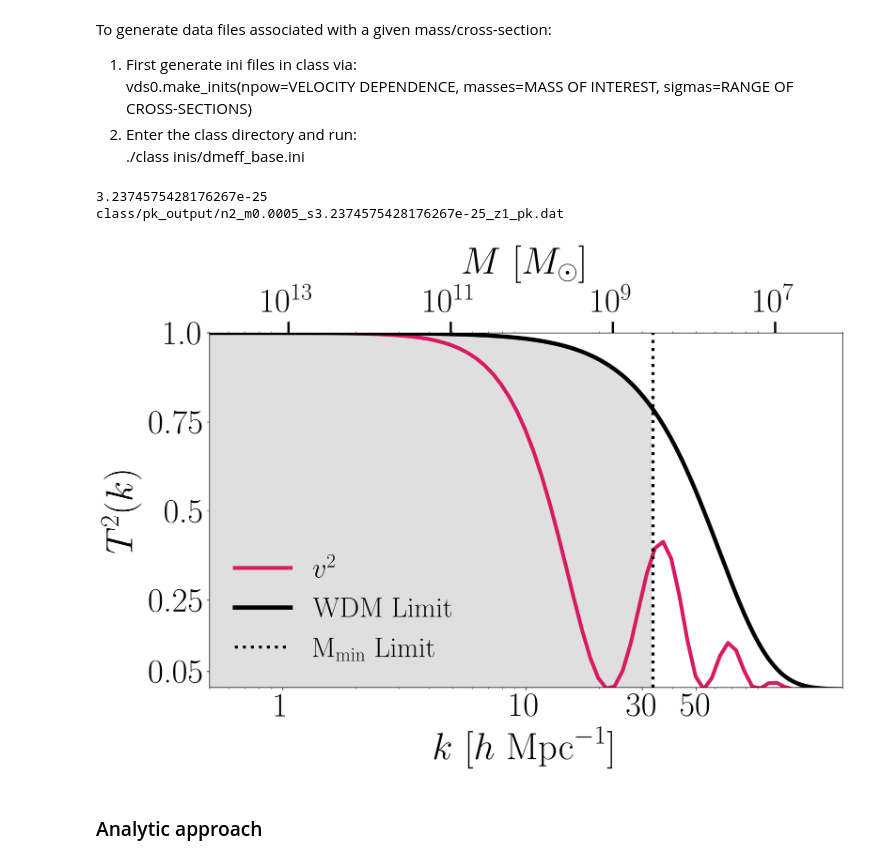
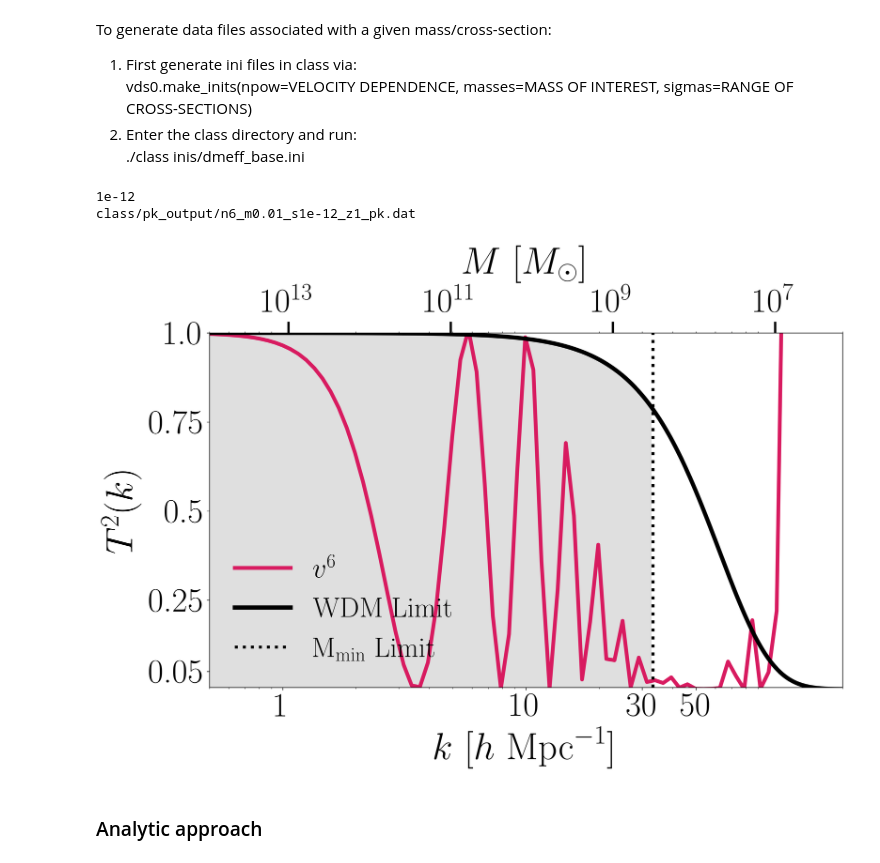
Before and after one commit to maamari/velocitydependentlimits, a Jupyter notebook: velocityDependentLimits.ipynb, the cells around one changed output. Drawn from its saved outputs; the diff is of its cells as text; code cells hidden in the pictures.

```diff
--- a/velocityDependentLimits.ipynb
+++ b/velocityDependentLimits.ipynb
@@ -306,14 +298,8 @@ ax2 = ax.twiny()
 ##### m=0.0001 GeV #####
 # tk_idm_c,ks,sigma0 = vds0.single_tk(npow=0,m=0.0001,c='#D81B60',label='$v^0$',ls='-',sigmas=n0n2sigs,index=40,lw=5)
 
-##### m=0.001 GeV #####
-# tk_idm_c,ks,sigma0 = vds0.single_tk(npow=0,m=0.001,c='#D81B60',label='$v^2$',ls='-',sigmas=n0n2sigs,index=38,lw=5)
-
 ###### m=0.01 GeV ######
 # tk_idm_c,ks,sigma0 = vds0.single_tk(npow=0,m=0.01,c='#D81B60',label='$v^0$',ls='-',sigmas=n0n2sigs,index=37,lw=5)
-
-###### m=0.1 GeV ######
-# tk_idm_c,ks,sigma0 = vds0.single_tk(npow=0,m=0.1,c='#D81B60',label='$v^0$',ls='-',sigmas=n0n2sigs,index=36,lw=5)
 
 ######## m=1 GeV ########
 # tk_idm_c,ks,sigma0 = vds0.single_tk(npow=0,m=1,c='#D81B60',label=r'$v^0$',sigmas=n0n2sigs,index=33,lw=5)
@@ -328,38 +314,14 @@ ax2 = ax.twiny()
 ##### m=0.000015 GeV #####
 # tk_idm_c,ks,sigma0 = vds0.single_tk(npow=2,m=0.000015,c='#D81B60',label='$v^2$',ls='-',sigmas=n0n2sigs,index=40,lw=5)
 
-##### m=0.00005 GeV #####
-# tk_idm_c,ks,sigma0 = vds0.single_tk(npow=2,m=0.00005,c='#D81B60',label='$v^2$',ls='-',sigmas=n0n2sigs,index=35,lw=5)
-
 ##### m=0.0001 GeV #####
 # tk_idm_c,ks,sigma0 = vds0.single_tk(npow=2,m=0.0001,c='#D81B60',label='$v^2$',ls='-',sigmas=n0n2sigs,index=30,lw=5)
-
-##### m=0.0005 GeV #####
-tk_idm_c,ks,sigma0 = vds0.single_tk(npow=2,m=0.0005,c='#D81B60',label='$v^2$',ls='-',sigmas=n0n2sigs,index=22,lw=5)
-
-##### m=0.001 GeV #####
-# tk_idm_c,ks,sigma0 = vds0.single_tk(npow=2,m=0.001,c='#D81B60',label='$v^2$',ls='-',sigmas=n0n2sigs,index=20,lw=5)
-
-##### m=0.005 GeV #####
-# tk_idm_c,ks,sigma0 = vds0.single_tk(npow=2,m=0.005,c='#D81B60',label='$v^2$',ls='-',sigmas=n0n2sigs,index=16,lw=5)
 
 ###### m=0.01 GeV ######
 # tk_idm_c,ks,sigma0 = vds0.single_tk(npow=2,m=0.01,c='#D81B60',label='$v^2$',ls='-',sigmas=n0n2sigs,index=14,lw=5)
 
-##### m=0.05 GeV #####
-# tk_idm_c,ks,sigma0 = vds0.single_tk(npow=2,m=0.05,c='#D81B60',label='$v^2$',ls='-',sigmas=n0n2sigs,index=10,lw=5)
-
-###### m=0.1 GeV ######
-# tk_idm_c,ks,sigma0 = vds0.single_tk(npow=2,m=0.1,c='#D81B60',label='$v^2$',ls='-',sigmas=n0n2sigs,index=9,lw=5)
-
-##### m=0.5 GeV #####
-# tk_idm_c,ks,sigma0 = vds0.single_tk(npow=2,m=0.5,c='#D81B60',label='$v^2$',ls='-',sigmas=n0n2sigs,index=6,lw=5)
-
 ######## m=1 GeV ########
 # tk_idm_c,ks,sigma0 = vds0.single_tk(npow=2,m=1,c='#ED578D',label=r'$v^2$',sigmas=n0n2sigs,index=4,lw=4)
-
-##### m=5 GeV #####
-# tk_idm_c,ks,sigma0 = vds0.single_tk(npow=2,m=5,c='#D81B60',label='$v^2$',ls='-',sigmas=n0n2sigs,index=0,lw=5)
 
 ##### m=10 GeV #####
 # tk_idm_c,ks,sigma0 = vds0.single_tk(npow=2,m=10,c='#D81B60',label='$v^2$',ls='-',sigmas=n2sigs_m10,index=24,lw=5)
@@ -372,22 +334,13 @@ tk_idm_c,ks,sigma0 = vds0.single_tk(npow=2,m=0.0005,c='#D81B60',label='$v^2$',ls
 # tk_idm_c,ks,sigma0 = vds0.single_tk(npow=4,m=0.000015,c='#D81B60',label='$v^4$',ls='-',sigmas=lowmass,index=10,lw=5)
 
 ##### m=0.0001 GeV #####
-# tk_idm_c,ks,sigma0 = vds0.single_tk(npow=4,m=0.0001,c='#D81B60',label='$v^4$',ls='-',sigmas=n4sigs_m0001,index=35,lw=5)
-
-##### m=0.0003 GeV #####
-# tk_idm_c,ks,sigma0 = vds0.single_tk(npow=4,m=0.0003,c='#D81B60',label='$v^4$',ls='-',sigmas=n4sigs_m0001,index=20,lw=5)
-
-###### m=0.001 GeV ######
-# tk_idm_c,ks,sigma0 = vds0.single_tk(npow=4,m=0.001,c='#D81B60',label='$v^4$',ls='-',sigmas=n4sigs_m001,index=23,lw=5)
+# tk_idm_c,ks,sigma0 = vds0.single_tk(npow=4,m=0.0001,c='#D81B60',label='$v^4$',ls='-',sigmas=n4sigs_m0001,index=40,lw=5)
 
 ###### m=0.01 GeV ######
 # tk_idm_c,ks,sigma0 = vds0.single_tk(npow=4,m=0.01,c='#D81B60',label='$v^4$',ls='-',sigmas=n4sigs_m01,index=36,lw=5)
 
-###### m=0.1 GeV ######
-# tk_idm_c,ks,sigma0 = vds0.single_tk(npow=4,m=0.1,c='#D81B60',label='$v^4$',ls='-',sigmas=n4sigs_m01,index=15,lw=5)
-
 ######## m=1 GeV ########
-# tk_idm_c,ks,sigma0 = vds0.single_tk(npow=4,m=1,c='#D81B60',label=r'$v^4$',sigmas=n4sigs_m1,index=1,lw=4)
+# tk_idm_c,ks,sigma0 = vds0.single_tk(npow=4,m=1,c='#D81B60',label=r'$v^4$',sigmas=[5.5e-16],index=0,lw=4)
 
 ##### m=10 GeV #####
 # tk_idm_c,ks,sigma0 = vds0.single_tk(npow=4,m=10,c='#D81B60',label='$v^4$',ls='-',sigmas=n4sigs_m10,index=41,lw=5)
@@ -402,14 +355,8 @@ tk_idm_c,ks,sigma0 = vds0.single_tk(npow=2,m=0.0005,c='#D81B60',label='$v^2$',ls
 ##### m=0.0001 GeV #####
 # tk_idm_c,ks,sigma0 = vds0.single_tk(npow=6,m=0.0001,c='#D81B60',label='$v^6$',ls='-',sigmas=n6sigs_m0001,index=12,lw=5)
 
-###### m=0.001 GeV ###### PROBLEMATIC
-# tk_idm_c,ks,sigma0 = vds0.single_tk(npow=6,m=0.001,c='#D81B60',label='$v^6$',ls='-',sigmas=n6sigs_m001,index=0,lw=5)
-
-###### m=0.01 GeV ######
-# tk_idm_c,ks,sigma0 = vds0.single_tk(npow=6,m=0.01,c='#D81B60',label='$v^6$',ls='-',sigmas=n6sigs_m01,index=0,lw=5)
-
-###### m=0.1 GeV ######
-# tk_idm_c,ks,sigma0 = vds0.single_tk(npow=6,m=0.1,c='#D81B60',label='$v^6$',ls='-',sigmas=n6sigs_m0_1,index=3,lw=5)
+###### m=0.01 GeV ###### CLEARLY TAPERS OUT AT AROUND 50, JUST NUMERICALLY UNSTABLE AT HIGHER K
+tk_idm_c,ks,sigma0 = vds0.single_tk(npow=6,m=0.01,c='#D81B60',label='$v^6$',ls='-',sigmas=n6sigs_m01,index=0,lw=5)
 
 ##### m=1 GeV #####
 # tk_idm_c,ks,sigma0 = vds0.single_tk(npow=6,m=1,c='#7E1038',label=r'$v^6$',sigmas=n6sigs_m1,index=14,lw=4)
@@ -421,36 +368,36 @@ tk_idm_c,ks,sigma0 = vds0.single_tk(npow=2,m=0.0005,c='#D81B60',label='$v^2$',ls
 # tk_idm_c,ks,sigma0 = vds0.single_tk(npow=6,m=100,c='#D81B60',label='$v^6$',ls='-',sigmas=n6sigs_m1,index=0,lw=5)
 
 ############################################### WDM/Mmin Limits #########################################################
 ks2 = np.logspace(-5,4,1000)
 ax.semilogx(ks2,vds0.transfer(ks2,6.5)**2,linestyle='-',label='WDM Limit',c='k',lw=5.5)
 ax.axvline(klim,c='k',ls=':',lw=4,label=r'M$_{\rm{min}}$ Limit')
 ax.fill_between(np.logspace(-5,4,1000), -10, vds0.transfer(ks2,6.5)**2,where=np.logspace(-5,4,1000)<klim,color='grey',alpha=0.25)
 # ax.text(0.59,0.6,"Excluded",c='k',alpha=0.6,fontsize=55)
 
 ################################################# PLOT OPTIONS #####################################################
 ax.set_xscale('log')
 ax.set_xlim(0.5,200)
 ax.set_ylim(0.005,1.)
 ax.set_xlabel(r'$k$ [$h\ \rm{Mpc}^{-1}$]',fontsize=50,labelpad=5)
 ax.set_ylabel(r'$T^2(k)$',fontsize=50,labelpad=10)
 ax.set_xticks([1,10,30,50])
 ax.set_xticklabels(["1","10","30","50"],fontsize=45)
 ax.set_yticks([0.05,0.25,0.5,0.75,1.0])
 ax.set_yticklabels([0.05,0.25,0.5,0.75,1.0],fontsize=45)
 ax.legend(fontsize=37,framealpha=0,loc='lower left')
 # ax2.text(2.1, 0.445, "analytic estimates",size=35)
 ax2.set_xscale('log')
 ax2.set_xlim(0.5,200)
 ax2.set_xticks([vds0.mhm2khm(10**13),vds0.mhm2khm(10**11),vds0.mhm2khm(10**9),vds0.mhm2khm(10**7)])
 ax2.set_xticklabels([r'10$^{13}$',r'10$^{11}$',r'10$^{9}$',r'10$^{7}$'],fontsize=45)
 ax2.set_xlabel(r'$M$ [$M_{\rm{\odot}}$]',fontsize=50,labelpad=20)
 ax2.tick_params(length=15,width=3)
 
 plt.tight_layout()
 # %% [output]
-3.2374575428176267e-25
-class/pk_output/n2_m0.0005_s3.2374575428176267e-25_z1_pk.dat
+1e-12
+class/pk_output/n6_m0.01_s1e-12_z1_pk.dat
-[figure, old version]
+[figure, new version]
 # %% [markdown]
 ### Analytic approach
 # %% [markdown]
```
Also changed, not shown: parts of 2 cells of this notebook.
